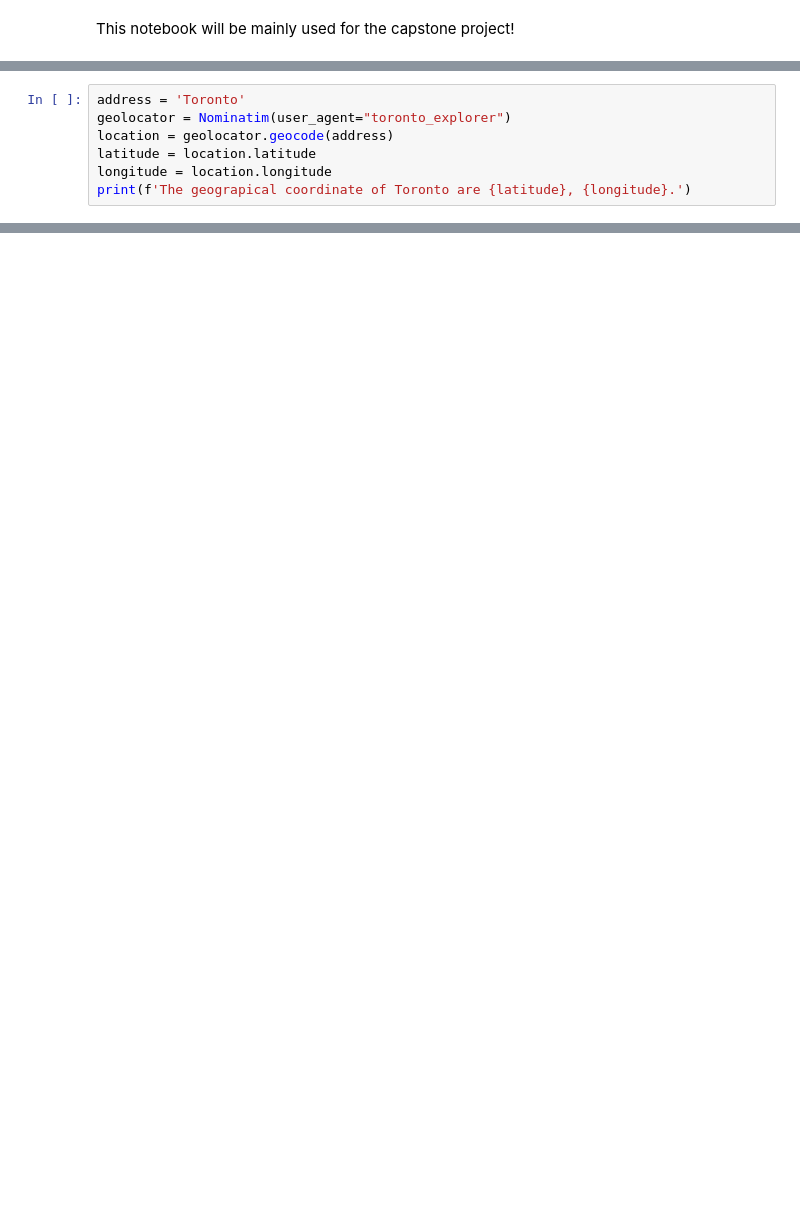
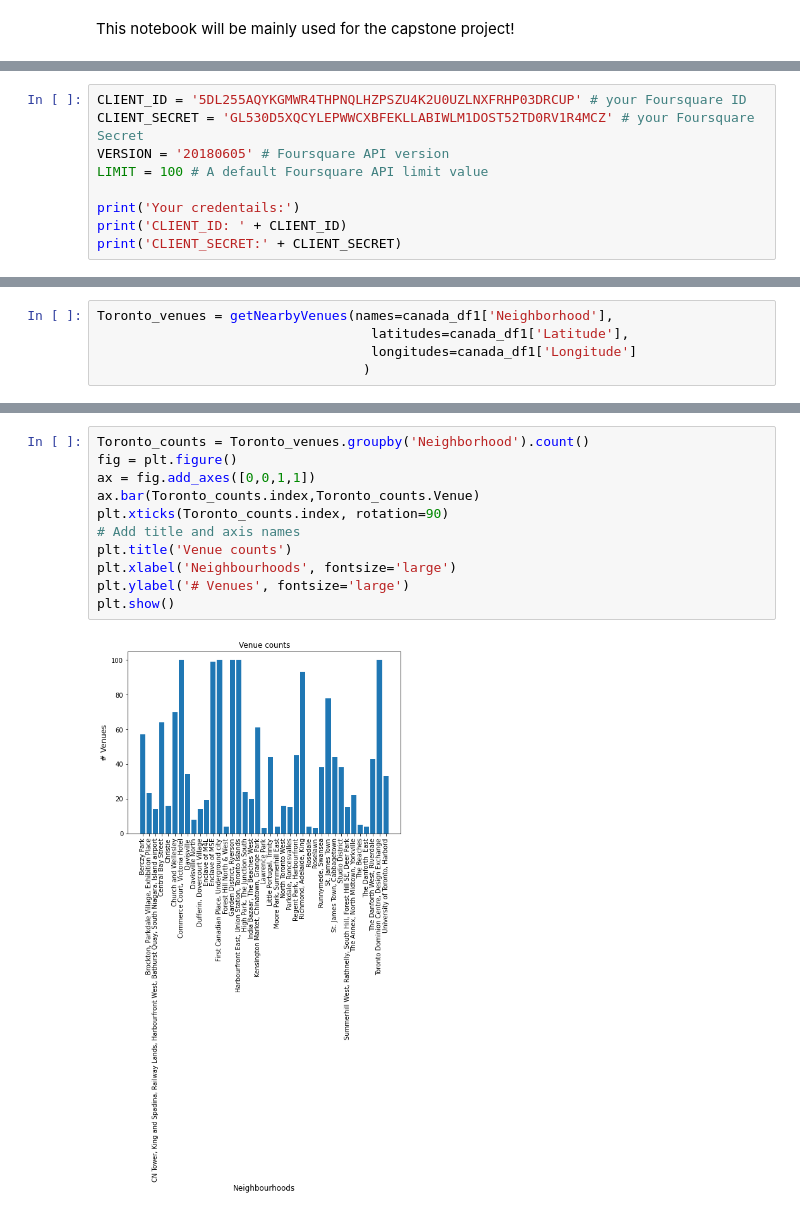
Before and after one commit to shkothari88/Coursera_Capstone, a Jupyter notebook: Coursera_Capstone_Project_Module10.ipynb, the cells around one changed output, grey strips where cells are left out. Saved outputs shown, nothing was run; the diff lists cells and outputs as text; blank space fills up the shorter version.

```diff
--- a/Coursera_Capstone_Project_Module10.ipynb
+++ b/Coursera_Capstone_Project_Module10.ipynb
@@ -140,7 +2,0 @@ df1.head()
-# %%
-address = 'Toronto'
-geolocator = Nominatim(user_agent="toronto_explorer")
-location = geolocator.geocode(address)
-latitude = location.latitude
-longitude = location.longitude
-print(f'The geograpical coordinate of Toronto are {latitude}, {longitude}.')
@@ -200,0 +110,9 @@ map_toronto
+# %%
+CLIENT_ID = '5DL255AQYKGMWR4THPNQLHZPSZU4K2U0UZLNXFRHP03DRCUP' # your Foursquare ID
+CLIENT_SECRET = 'GL530D5XQCYLEPWWCXBFEKLLABIWLM1DOST52TD0RV1R4MCZ' # your Foursquare Secret
+VERSION = '20180605' # Foursquare API version
+LIMIT = 100 # A default Foursquare API limit value
+
+print('Your credentails:')
+print('CLIENT_ID: ' + CLIENT_ID)
+print('CLIENT_SECRET:' + CLIENT_SECRET)
@@ -200,0 +165,5 @@ map_toronto
+# %%
+Toronto_venues = getNearbyVenues(names=canada_df1['Neighborhood'],
+                                   latitudes=canada_df1['Latitude'],
+                                   longitudes=canada_df1['Longitude']
+                                  )
@@ -200,0 +224,13 @@ map_toronto
+# %%
+Toronto_counts = Toronto_venues.groupby('Neighborhood').count()
+fig = plt.figure()
+ax = fig.add_axes([0,0,1,1])
+ax.bar(Toronto_counts.index,Toronto_counts.Venue)
+plt.xticks(Toronto_counts.index, rotation=90)
+# Add title and axis names
+plt.title('Venue counts')
+plt.xlabel('Neighbourhoods', fontsize='large')
+plt.ylabel('# Venues', fontsize='large')
+plt.show()
+# %% [output]
+[figure, added]
```
Also changed, not shown: parts of 46 cells of this notebook.
